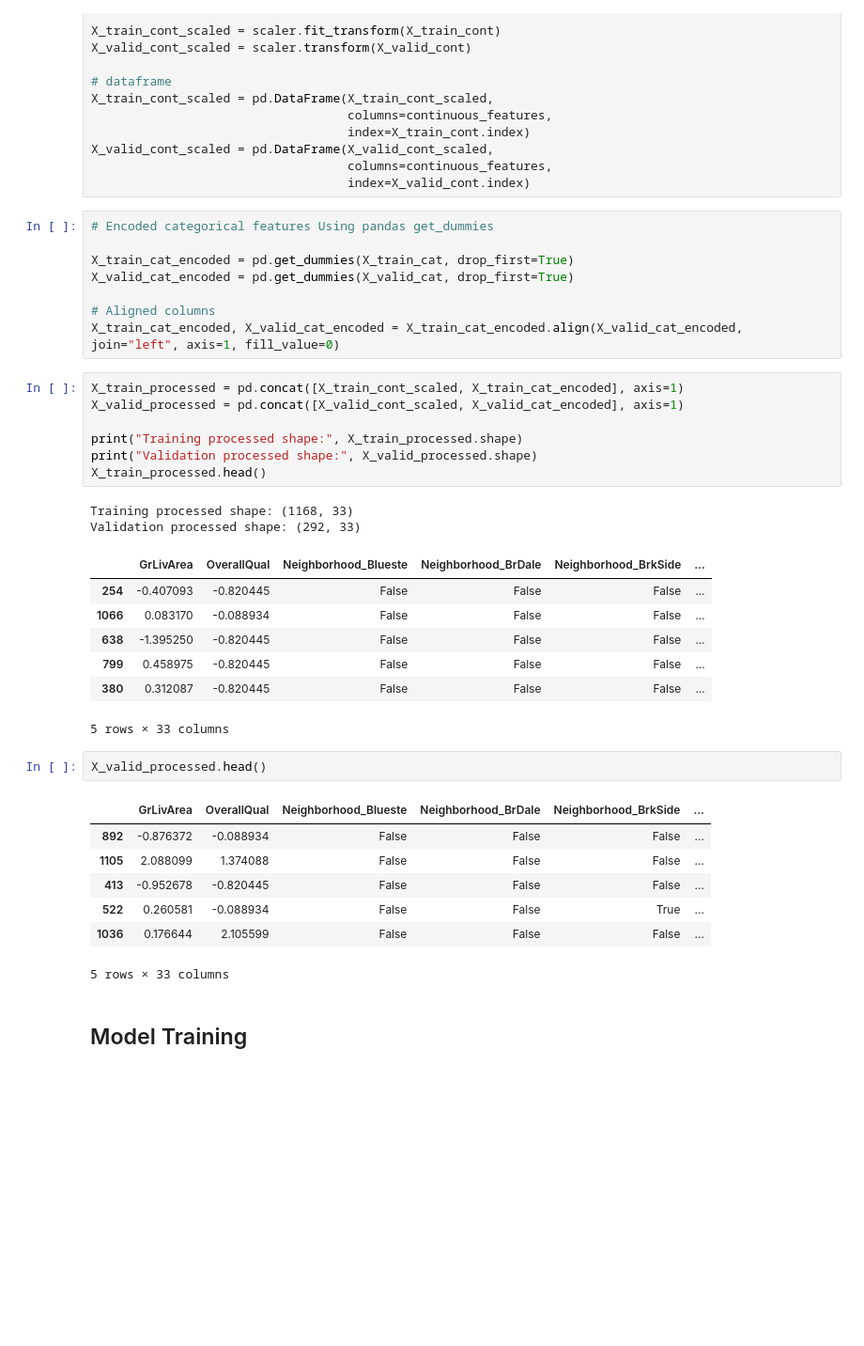
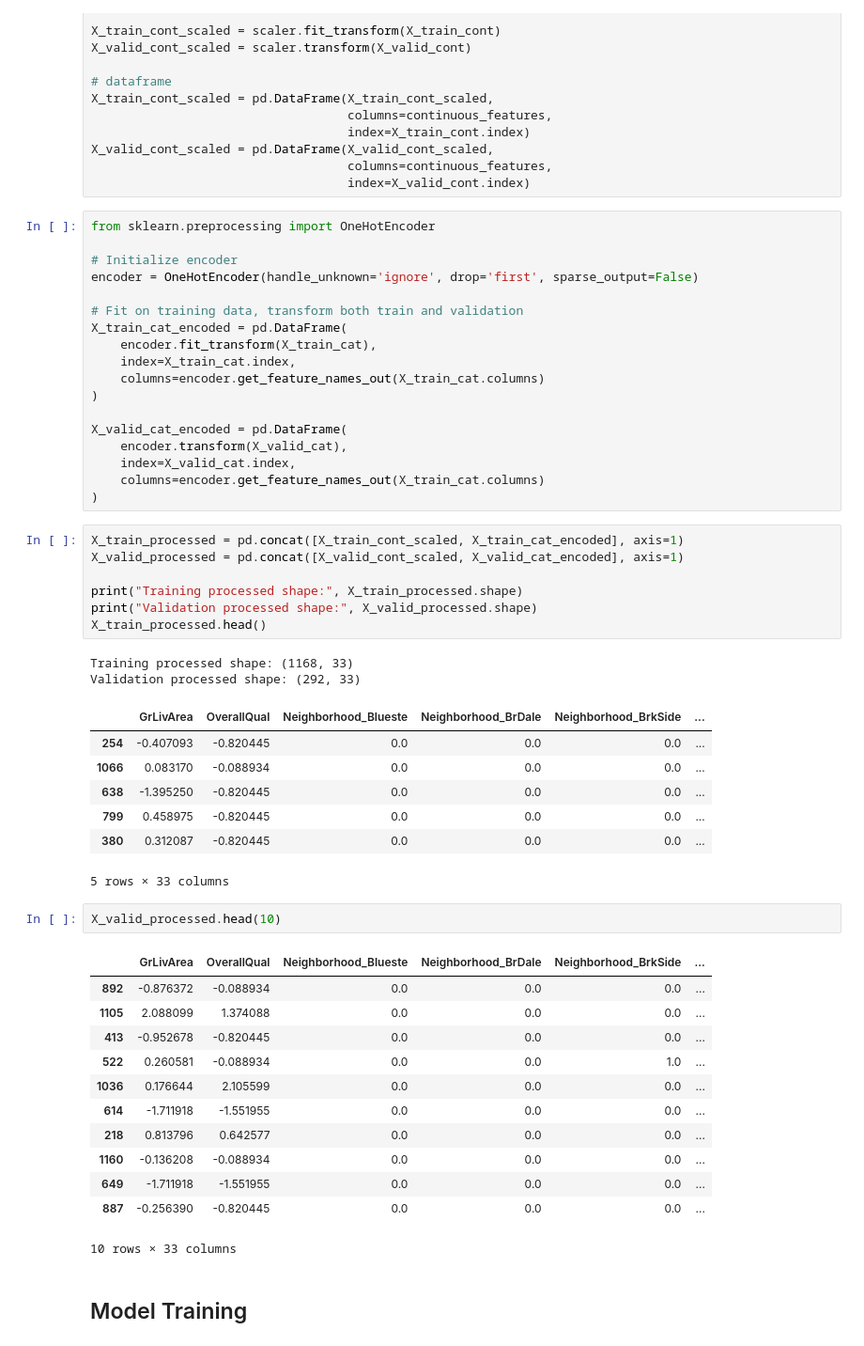
Before and after one commit to ganeshthapa7/dsp-ganesh-bahadur-thapa, a Jupyter notebook: notebooks/house-prices-modeling.ipynb, the cells around one changed output. Shown at 94% size. Saved outputs shown, nothing was run; the diff lists cells and outputs as text; blank space fills up the shorter version.

Commit message:
Replaced get_dummies with OneHotEncoder for categorical encoding

```diff
--- a/notebooks/house-prices-modeling.ipynb
+++ b/notebooks/house-prices-modeling.ipynb
@@ -117,13 +117,23 @@ X_valid_cont_scaled = pd.DataFrame(X_valid_cont_scaled,
                                    columns=continuous_features,
                                    index=X_valid_cont.index)
 # %%
-# Encoded categorical features Using pandas get_dummies
+from sklearn.preprocessing import OneHotEncoder
 
-X_train_cat_encoded = pd.get_dummies(X_train_cat, drop_first=True)
-X_valid_cat_encoded = pd.get_dummies(X_valid_cat, drop_first=True)
+# Initialize encoder
+encoder = OneHotEncoder(handle_unknown='ignore', drop='first', sparse_output=False)
 
-# Aligned columns
-X_train_cat_encoded, X_valid_cat_encoded = X_train_cat_encoded.align(X_valid_cat_encoded, join="left", axis=1, fill_value=0)
+# Fit on training data, transform both train and validation
+X_train_cat_encoded = pd.DataFrame(
+    encoder.fit_transform(X_train_cat),
+    index=X_train_cat.index,
+    columns=encoder.get_feature_names_out(X_train_cat.columns)
+)
+
+X_valid_cat_encoded = pd.DataFrame(
+    encoder.transform(X_valid_cat),
+    index=X_valid_cat.index,
+    columns=encoder.get_feature_names_out(X_train_cat.columns)
+)
 # %%
 X_train_processed = pd.concat([X_train_cont_scaled, X_train_cat_encoded], axis=1)
 X_valid_processed = pd.concat([X_valid_cont_scaled, X_valid_cat_encoded], axis=1)
@@ -135,22 +145,27 @@ X_train_processed.head()
 Training processed shape: (1168, 33)
 Validation processed shape: (292, 33)
 |  | GrLivArea | OverallQual | Neighborhood_Blueste | Neighborhood_BrDale | Neighborhood_BrkSide | ... |
-| 254 | -0.407093 | -0.820445 | False | False | False | ... |
-| 1066 | 0.083170 | -0.088934 | False | False | False | ... |
-| 638 | -1.395250 | -0.820445 | False | False | False | ... |
-| 799 | 0.458975 | -0.820445 | False | False | False | ... |
-| 380 | 0.312087 | -0.820445 | False | False | False | ... |
+| 254 | -0.407093 | -0.820445 | 0.0 | 0.0 | 0.0 | ... |
+| 1066 | 0.083170 | -0.088934 | 0.0 | 0.0 | 0.0 | ... |
+| 638 | -1.395250 | -0.820445 | 0.0 | 0.0 | 0.0 | ... |
+| 799 | 0.458975 | -0.820445 | 0.0 | 0.0 | 0.0 | ... |
+| 380 | 0.312087 | -0.820445 | 0.0 | 0.0 | 0.0 | ... |
 5 rows × 33 columns
 # %%
-X_valid_processed.head()
+X_valid_processed.head(10)
 # %% [output]
 |  | GrLivArea | OverallQual | Neighborhood_Blueste | Neighborhood_BrDale | Neighborhood_BrkSide | ... |
-| 892 | -0.876372 | -0.088934 | False | False | False | ... |
-| 1105 | 2.088099 | 1.374088 | False | False | False | ... |
-| 413 | -0.952678 | -0.820445 | False | False | False | ... |
-| 522 | 0.260581 | -0.088934 | False | False | True | ... |
-| 1036 | 0.176644 | 2.105599 | False | False | False | ... |
+| 892 | -0.876372 | -0.088934 | 0.0 | 0.0 | 0.0 | ... |
+| 1105 | 2.088099 | 1.374088 | 0.0 | 0.0 | 0.0 | ... |
+| 413 | -0.952678 | -0.820445 | 0.0 | 0.0 | 0.0 | ... |
+| 522 | 0.260581 | -0.088934 | 0.0 | 0.0 | 1.0 | ... |
+| 1036 | 0.176644 | 2.105599 | 0.0 | 0.0 | 0.0 | ... |
+| 614 | -1.711918 | -1.551955 | 0.0 | 0.0 | 0.0 | ... |
+| 218 | 0.813796 | 0.642577 | 0.0 | 0.0 | 0.0 | ... |
+| 1160 | -0.136208 | -0.088934 | 0.0 | 0.0 | 0.0 | ... |
+| 649 | -1.711918 | -1.551955 | 0.0 | 0.0 | 0.0 | ... |
+| 887 | -0.256390 | -0.820445 | 0.0 | 0.0 | 0.0 | ... |
-5 rows × 33 columns
+10 rows × 33 columns
 # %% [markdown]
 ## Model Training
 # %% [markdown]
```
